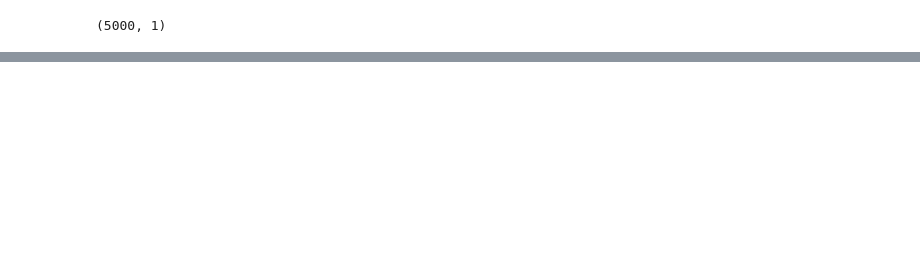
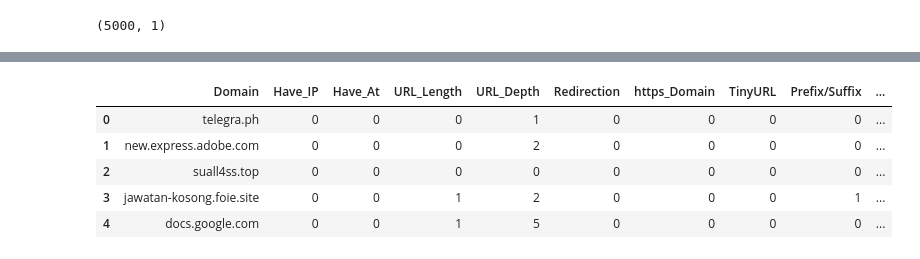
Before and after one commit to reggi49/boosting-phishing-detection, a Jupyter notebook: bismillah.ipynb, the cells around one changed output, grey strips where cells are left out. Drawn from its saved outputs; the diff is of its cells as text; code cells hidden in the pictures; blank space fills up the shorter version.

Commit message:
first data accuracy

```diff
--- a/bismillah.ipynb
+++ b/bismillah.ipynb
@@ -30,0 +21,3 @@ data0.head()
+# %%
+data0 = pd.read_csv("cleaned_verified_online.csv")
+data0.head()
@@ -334,7 +365,7 @@ def featureExtraction(url,label):
   #Domain based features (4)
   dns = 0
   try:
-    domain_name = whois.whois(urlparse(url).netloc)
+    domain_name = asyncwhois.lookup(urlparse(url).netloc)
   except:
     dns = 1
 
@@ -346,7 +377,7 @@ def featureExtraction(url,label):
 
   #HTML & Javascript based features (4)
   try:
-    response = requests.get(url)
+    response = requests.get(url,timeout=5)
   except:
     response = ""
   features.append(iframe(response))
@@ -379,0 +446,8 @@ legitimate.head()
+# %%
+#Extracting the feautres & storing them in a list
+phish_features = []
+label = 1
+for i in range(0, 5000):
+  url = phishurl['url'][i]
+  print(url,i)
+  phish_features.append(featureExtraction(url,label))
@@ -379,0 +472,15 @@ legitimate.head()
+# %%
+#converting the list to dataframe
+feature_names = ['Domain', 'Have_IP', 'Have_At', 'URL_Length', 'URL_Depth','Redirection',
+                      'https_Domain', 'TinyURL', 'Prefix/Suffix', 'DNS_Record', 'Web_Traffic',
+                      'Domain_Age', 'Domain_End', 'iFrame', 'Mouse_Over','Right_Click', 'Web_Forwards', 'Label']
+
+phishing = pd.DataFrame(phish_features, columns= feature_names)
+phishing.head()
+# %% [output]
+|  | Domain | Have_IP | Have_At | URL_Length | URL_Depth | Redirection | https_Domain | TinyURL | Prefix/Suffix | ... |
+| 0 | telegra.ph | 0 | 0 | 0 | 1 | 0 | 0 | 0 | 0 | ... |
+| 1 | new.express.adobe.com | 0 | 0 | 0 | 2 | 0 | 0 | 0 | 0 | ... |
+| 2 | suall4ss.top | 0 | 0 | 0 | 0 | 0 | 0 | 0 | 0 | ... |
+| 3 | jawatan-kosong.foie.site | 0 | 0 | 1 | 2 | 0 | 0 | 0 | 1 | ... |
+| 4 | docs.google.com | 0 | 0 | 1 | 5 | 0 | 0 | 0 | 0 | ... |
```
Also changed, not shown: parts of 17 cells of this notebook, 7 other files.
